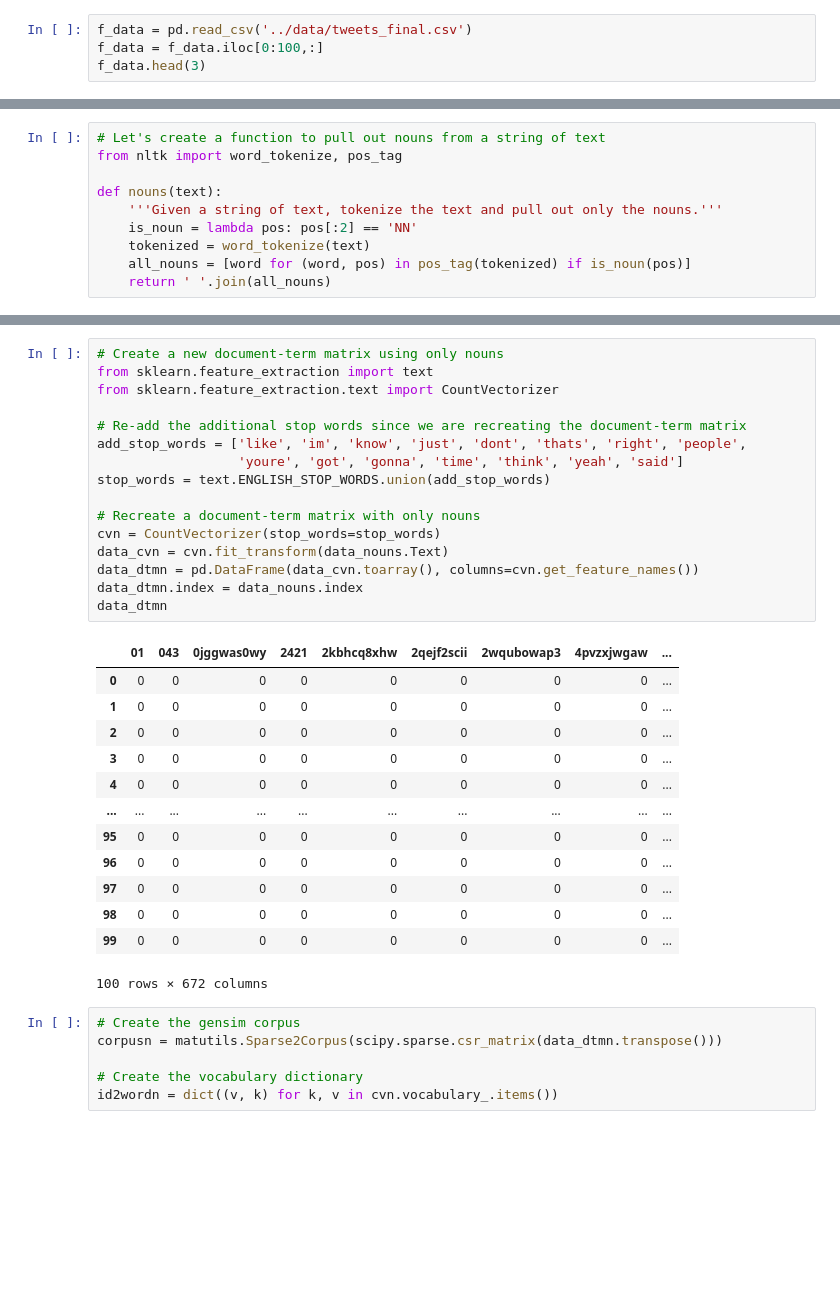
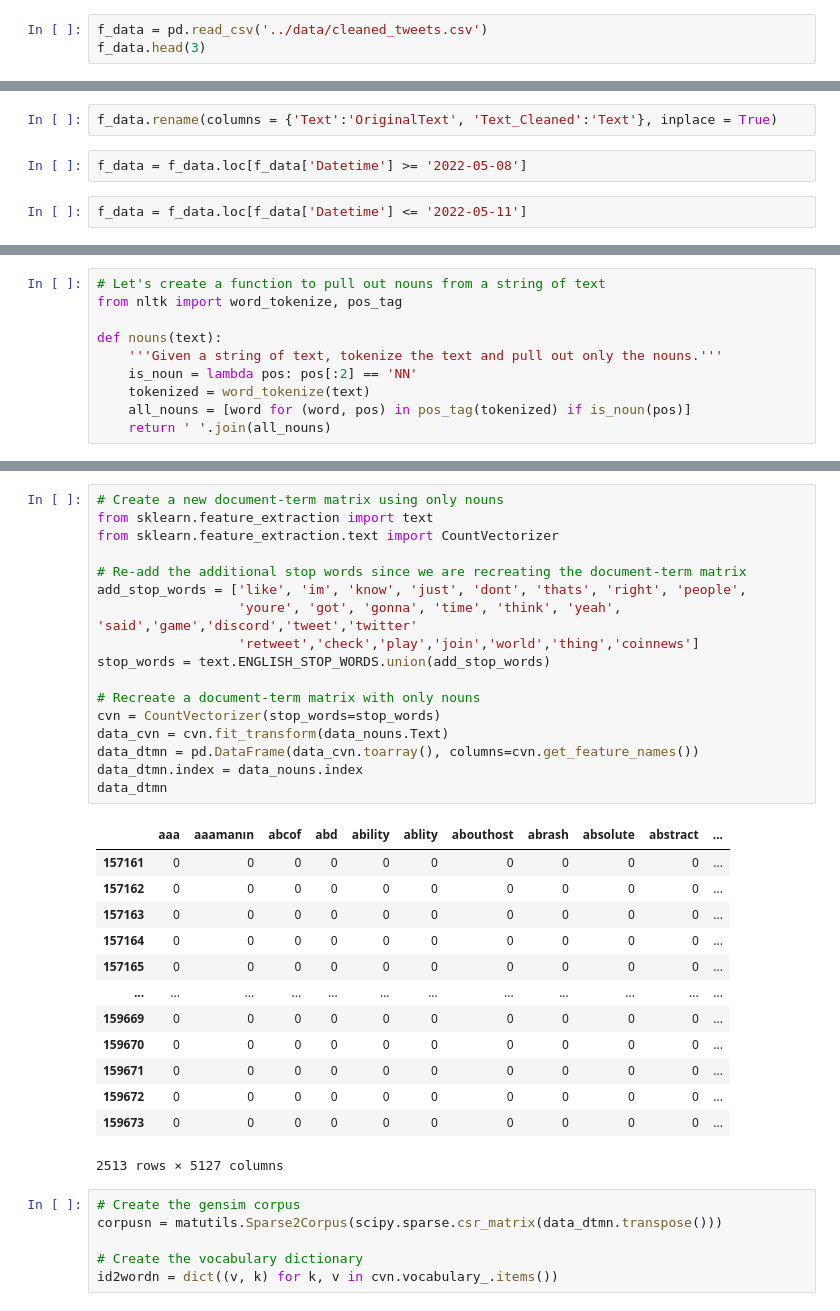
Before and after one commit to federicominniti/MetaverseBusinessConcernsNLP, a Jupyter notebook: Topic Modelling/LDA.ipynb, the cells around one changed output, grey strips where cells are left out. Saved outputs shown, nothing was run; the diff lists cells and outputs as text; blank space fills up the shorter version.

```diff
--- a/Topic Modelling/LDA.ipynb
+++ b/Topic Modelling/LDA.ipynb
@@ -6,7 +6,6 @@ import scipy.sparse
 import pandas as pd
 from gensim.models import CoherenceModel
 # %%
-f_data = pd.read_csv('../data/tweets_final.csv')
-f_data = f_data.iloc[0:100,:]
+f_data = pd.read_csv('../data/cleaned_tweets.csv')
 f_data.head(3)
 # %% [output]
@@ -16,0 +16,6 @@ f_data.head(3)
+# %%
+f_data.rename(columns = {'Text':'OriginalText', 'Text_Cleaned':'Text'}, inplace = True)
+# %%
+f_data = f_data.loc[f_data['Datetime'] >= '2022-05-08']
+# %%
+f_data = f_data.loc[f_data['Datetime'] <= '2022-05-11']
@@ -87,33 +105,34 @@ data_nouns
 # %%
 # Create a new document-term matrix using only nouns
 from sklearn.feature_extraction import text
 from sklearn.feature_extraction.text import CountVectorizer
 
 # Re-add the additional stop words since we are recreating the document-term matrix
 add_stop_words = ['like', 'im', 'know', 'just', 'dont', 'thats', 'right', 'people',
-                  'youre', 'got', 'gonna', 'time', 'think', 'yeah', 'said']
+                  'youre', 'got', 'gonna', 'time', 'think', 'yeah', 'said','game','discord','tweet','twitter'
+                  'retweet','check','play','join','world','thing','coinnews']
 stop_words = text.ENGLISH_STOP_WORDS.union(add_stop_words)
 
 # Recreate a document-term matrix with only nouns
 cvn = CountVectorizer(stop_words=stop_words)
 data_cvn = cvn.fit_transform(data_nouns.Text)
 data_dtmn = pd.DataFrame(data_cvn.toarray(), columns=cvn.get_feature_names())
 data_dtmn.index = data_nouns.index
 data_dtmn
 # %% [output]
-|  | 01 | 043 | 0jggwas0wy | 2421 | 2kbhcq8xhw | 2qejf2scii | 2wqubowap3 | 4pvzxjwgaw | ... |
-| 0 | 0 | 0 | 0 | 0 | 0 | 0 | 0 | 0 | ... |
-| 1 | 0 | 0 | 0 | 0 | 0 | 0 | 0 | 0 | ... |
-| 2 | 0 | 0 | 0 | 0 | 0 | 0 | 0 | 0 | ... |
-| 3 | 0 | 0 | 0 | 0 | 0 | 0 | 0 | 0 | ... |
-| 4 | 0 | 0 | 0 | 0 | 0 | 0 | 0 | 0 | ... |
-| ... | ... | ... | ... | ... | ... | ... | ... | ... | ... |
-| 95 | 0 | 0 | 0 | 0 | 0 | 0 | 0 | 0 | ... |
-| 96 | 0 | 0 | 0 | 0 | 0 | 0 | 0 | 0 | ... |
-| 97 | 0 | 0 | 0 | 0 | 0 | 0 | 0 | 0 | ... |
-| 98 | 0 | 0 | 0 | 0 | 0 | 0 | 0 | 0 | ... |
-| 99 | 0 | 0 | 0 | 0 | 0 | 0 | 0 | 0 | ... |
+|  | aaa | aaamanın | abcof | abd | ability | ablity | abouthost | abrash | absolute | abstract | ... |
+| 157161 | 0 | 0 | 0 | 0 | 0 | 0 | 0 | 0 | 0 | 0 | ... |
+| 157162 | 0 | 0 | 0 | 0 | 0 | 0 | 0 | 0 | 0 | 0 | ... |
+| 157163 | 0 | 0 | 0 | 0 | 0 | 0 | 0 | 0 | 0 | 0 | ... |
+| 157164 | 0 | 0 | 0 | 0 | 0 | 0 | 0 | 0 | 0 | 0 | ... |
+| 157165 | 0 | 0 | 0 | 0 | 0 | 0 | 0 | 0 | 0 | 0 | ... |
+| ... | ... | ... | ... | ... | ... | ... | ... | ... | ... | ... | ... |
+| 159669 | 0 | 0 | 0 | 0 | 0 | 0 | 0 | 0 | 0 | 0 | ... |
+| 159670 | 0 | 0 | 0 | 0 | 0 | 0 | 0 | 0 | 0 | 0 | ... |
+| 159671 | 0 | 0 | 0 | 0 | 0 | 0 | 0 | 0 | 0 | 0 | ... |
+| 159672 | 0 | 0 | 0 | 0 | 0 | 0 | 0 | 0 | 0 | 0 | ... |
+| 159673 | 0 | 0 | 0 | 0 | 0 | 0 | 0 | 0 | 0 | 0 | ... |
-100 rows × 672 columns
+2513 rows × 5127 columns
 # %%
 # Create the gensim corpus
 corpusn = matutils.Sparse2Corpus(scipy.sparse.csr_matrix(data_dtmn.transpose()))
```
Also changed, not shown: parts of 20 cells of this notebook, 13 other files.
